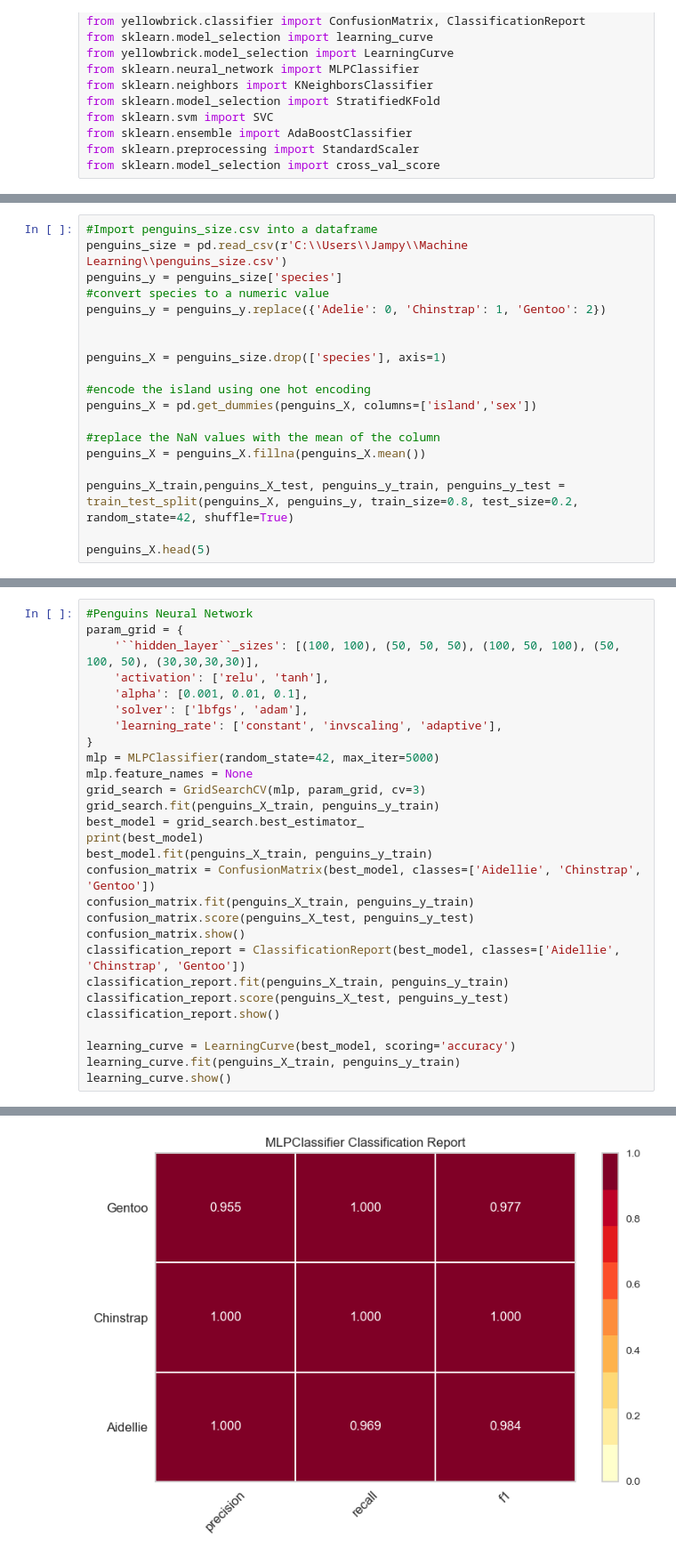
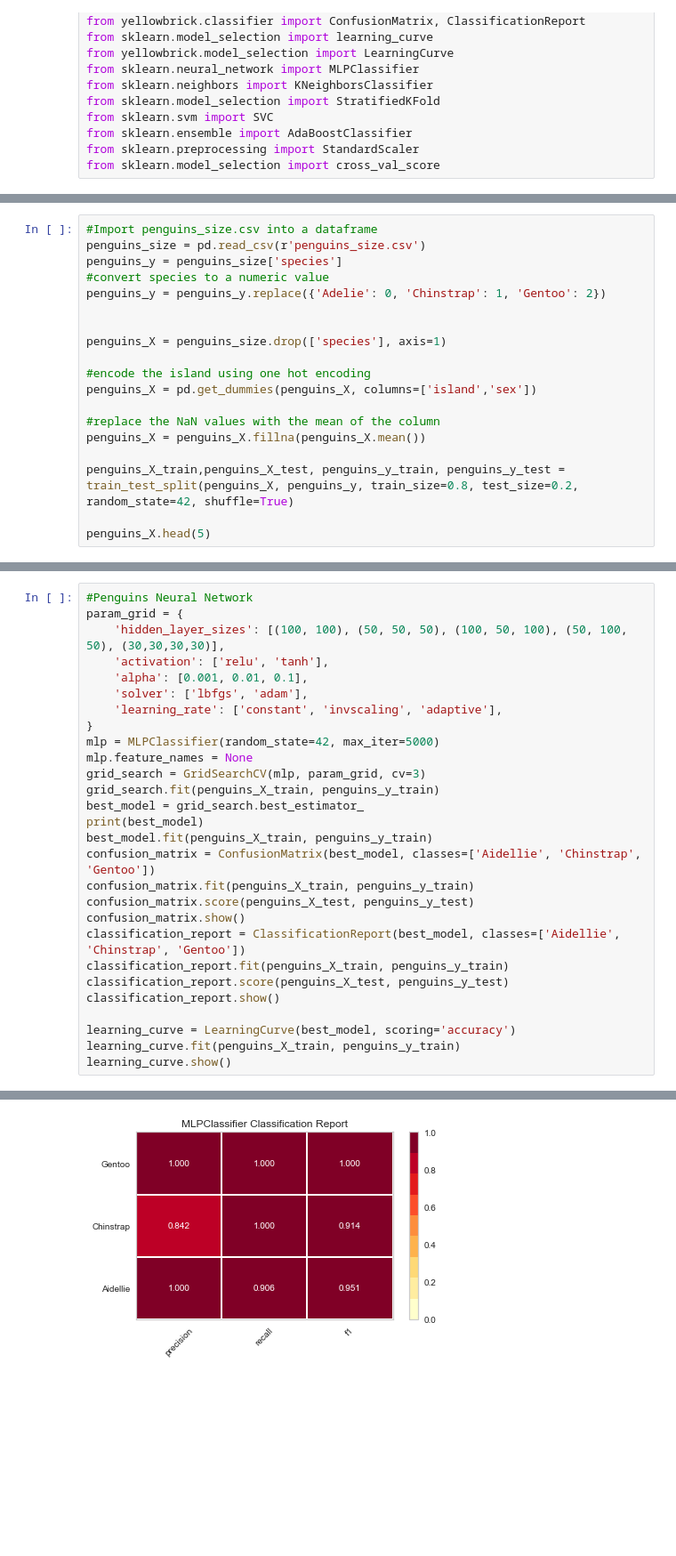
Before and after one commit to JameyH/SynthVsRealInsights, a Jupyter notebook: Supervised_learning.ipynb, the cells around one changed output, grey strips where cells are left out. Shown at 89% size. Drawn from its saved outputs; the diff is of its cells as text; blank space fills up the shorter version.

```diff
--- a/Supervised_learning.ipynb
+++ b/Supervised_learning.ipynb
@@ -54,6 +58,6 @@ league_games_X_train, league_games_X_test, league_games_y_train, league_games_y_
 # %%
 #Import penguins_size.csv into a dataframe
-penguins_size = pd.read_csv(r'C:\\Users\\Jampy\\Machine Learning\\penguins_size.csv')
+penguins_size = pd.read_csv(r'penguins_size.csv')
 penguins_y = penguins_size['species']
 #convert species to a numeric value
 penguins_y = penguins_y.replace({'Adelie': 0, 'Chinstrap': 1, 'Gentoo': 2})
@@ -116,7 +114,7 @@ learning_curve.show()
 # %%
 #Penguins Neural Network
 param_grid = {
-    '``hidden_layer``_sizes': [(100, 100), (50, 50, 50), (100, 50, 100), (50, 100, 50), (30,30,30,30)],
+    'hidden_layer_sizes': [(100, 100), (50, 50, 50), (100, 50, 100), (50, 100, 50), (30,30,30,30)],
     'activation': ['relu', 'tanh'],
     'alpha': [0.001, 0.01, 0.1],
     'solver': ['lbfgs', 'adam'],
@@ -165 +146 @@ MLPClassifier(activation='tanh', alpha=0.1, hidden_layer_sizes=(100, 50, 100),
-[figure, old version]
+[figure, new version]
```
Also changed, not shown: parts of 10 cells of this notebook.
